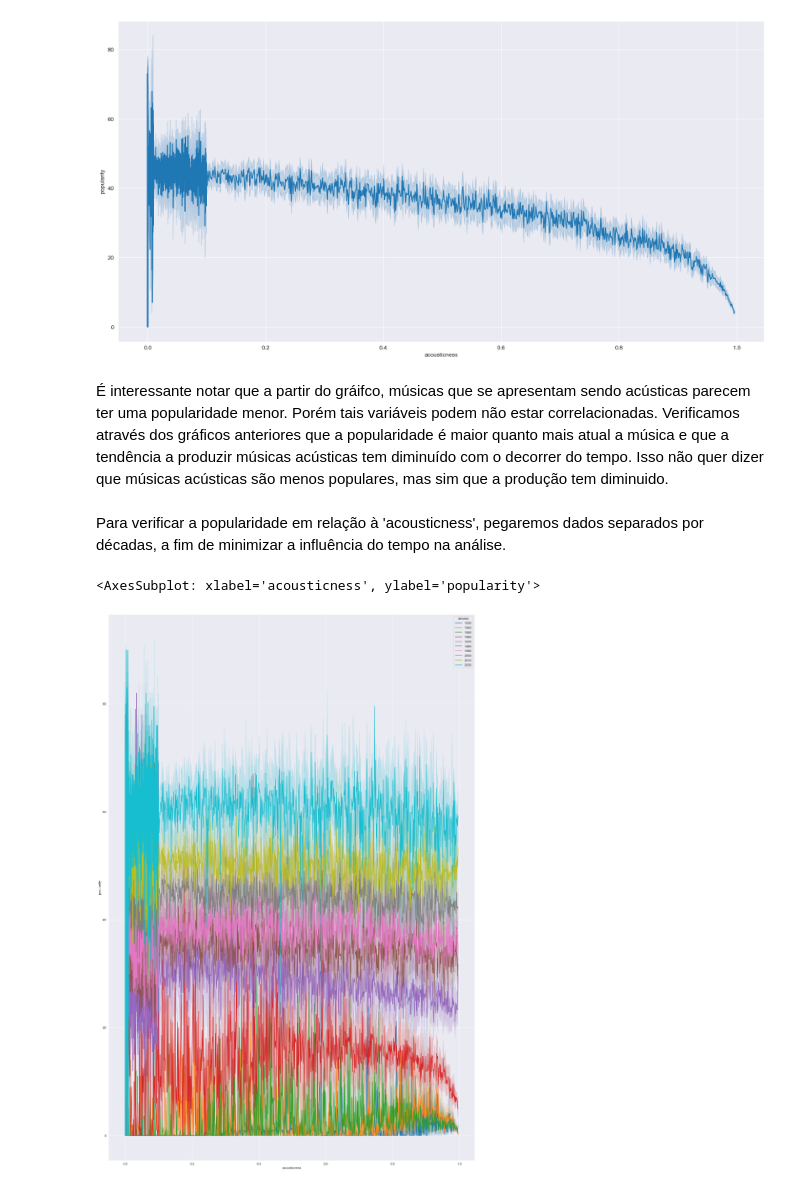
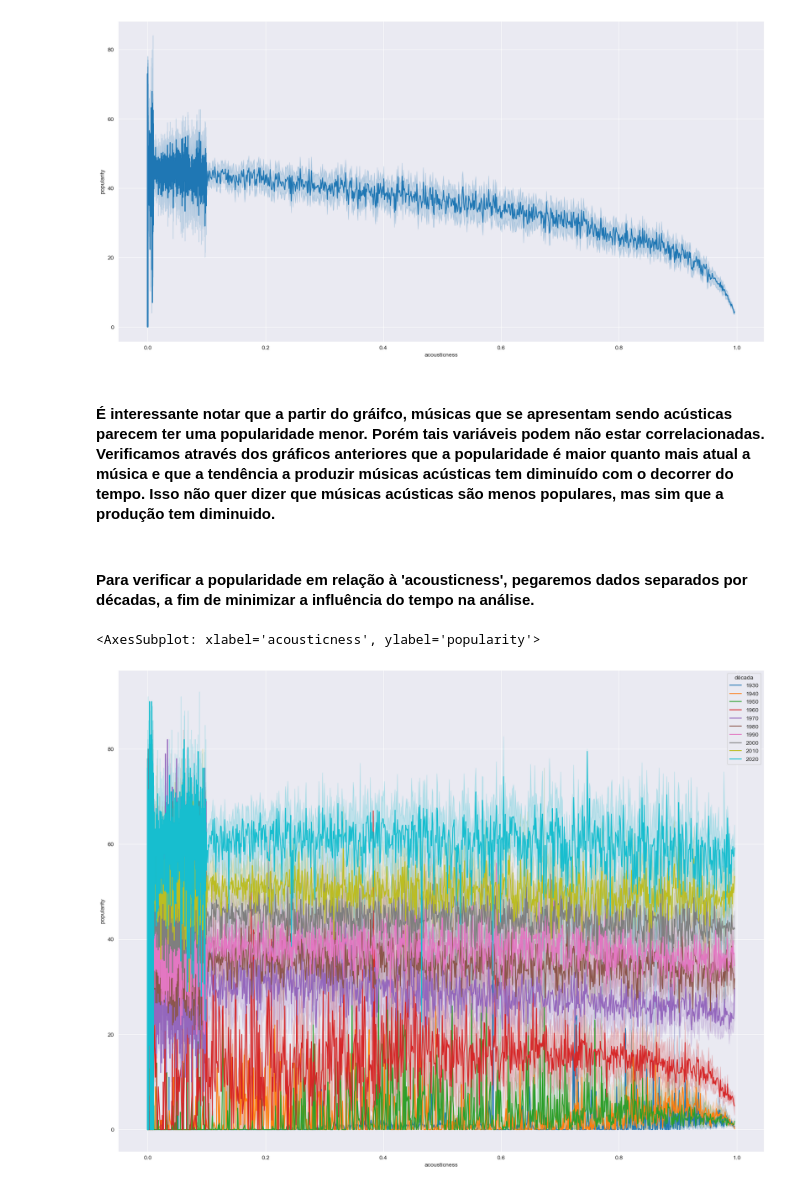
Before and after one commit to danilomiyatake/spotify, a Jupyter notebook: spotify_eda.ipynb, the cells around one changed output. Saved outputs shown, nothing was run; the diff lists cells and outputs as text; code cells hidden in the pictures.

```diff
--- a/spotify_eda.ipynb
+++ b/spotify_eda.ipynb
@@ -360,13 +361,13 @@ sns.lineplot(data_musicas, x='acousticness', y='popularity')
 <AxesSubplot: xlabel='acousticness', ylabel='popularity'>
 [figure]
 # %% [markdown]
-É interessante notar que a partir do gráifco, músicas que se apresentam sendo acústicas parecem ter uma popularidade menor. Porém tais variáveis podem não estar correlacionadas. Verificamos através dos gráficos anteriores que a popularidade é maior quanto mais atual a música e que a tendência a produzir músicas acústicas tem diminuído com o decorrer do tempo. Isso não quer dizer que músicas acústicas são menos populares, mas sim que a produção tem diminuido.
+#### É interessante notar que a partir do gráifco, músicas que se apresentam sendo acústicas parecem ter uma popularidade menor. Porém tais variáveis podem não estar correlacionadas. Verificamos através dos gráficos anteriores que a popularidade é maior quanto mais atual a música e que a tendência a produzir músicas acústicas tem diminuído com o decorrer do tempo. Isso não quer dizer que músicas acústicas são menos populares, mas sim que a produção tem diminuido.
 # %% [markdown]
-Para verificar a popularidade em relação à 'acousticness', pegaremos dados separados por décadas, a fim de minimizar a influência do tempo na análise.
+#### Para verificar a popularidade em relação à 'acousticness', pegaremos dados separados por décadas, a fim de minimizar a influência do tempo na análise.
 # %%
-plt.figure(figsize=(20,30))
+plt.figure(figsize=(20,15))
 sns.lineplot(data_musicas, x='acousticness', y='popularity', hue='década')
 # %% [output]
 <AxesSubplot: xlabel='acousticness', ylabel='popularity'>
-[figure, old version]
+[figure, new version]
 # %% [markdown]
```
Also changed, not shown: parts of 17 cells of this notebook.
